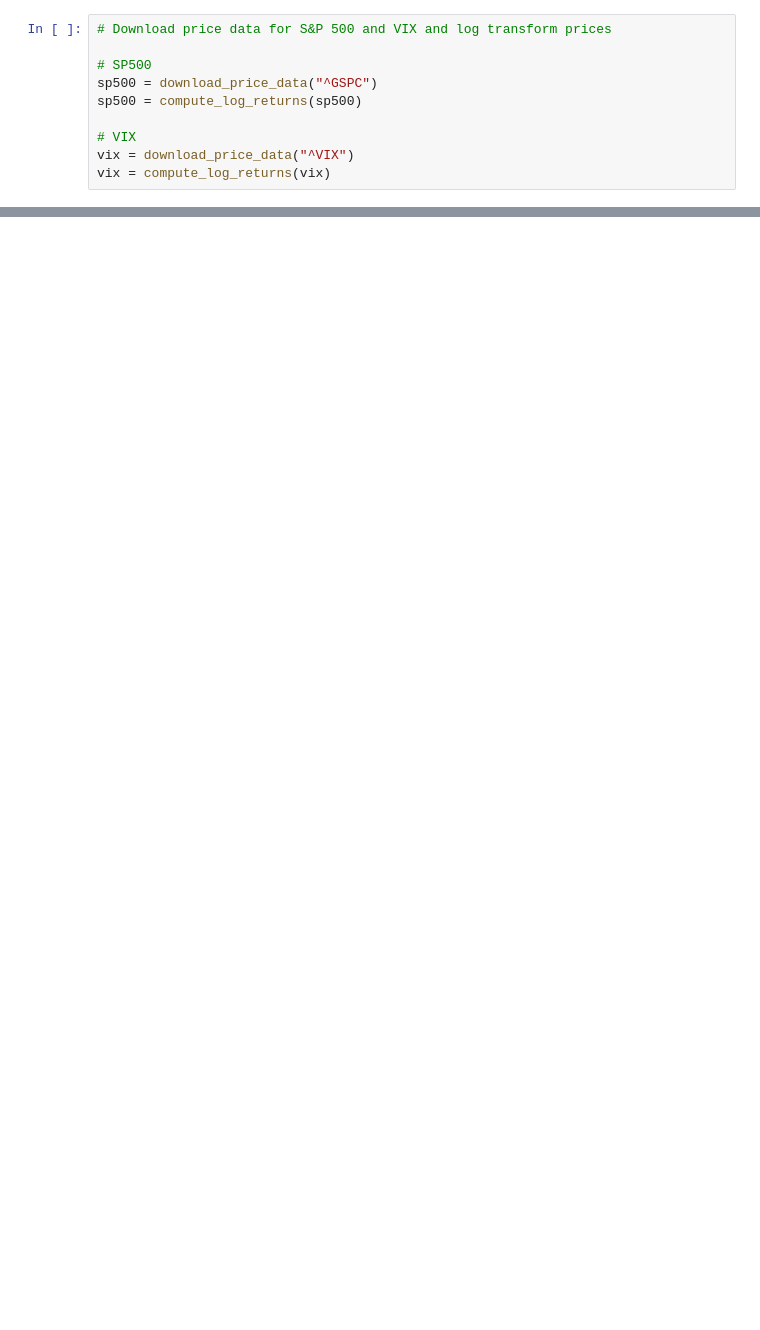
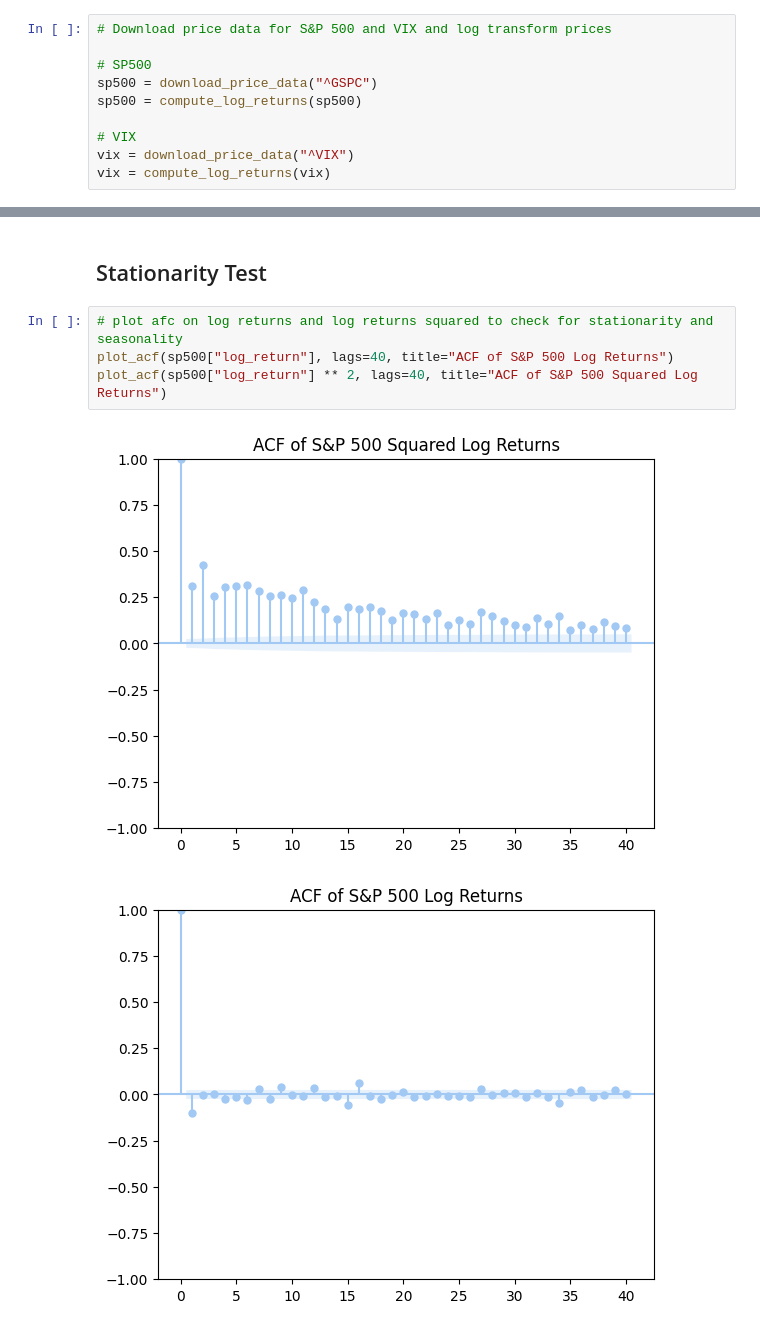
Before and after one commit to 1412richa/volatility-forecasting, a Jupyter notebook: notebooks/01_data_exploration.ipynb, the cells around one changed output, grey strips where cells are left out. Saved outputs shown, nothing was run; the diff lists cells and outputs as text; blank space fills up the shorter version.

```diff
--- a/notebooks/01_data_exploration.ipynb
+++ b/notebooks/01_data_exploration.ipynb
@@ -37,0 +73,9 @@ plt.tight_layout()
+# %% [markdown]
+## Stationarity Test
+# %%
+# plot afc on log returns and log returns squared to check for stationarity and seasonality
+plot_acf(sp500["log_return"], lags=40, title="ACF of S&P 500 Log Returns")
+plot_acf(sp500["log_return"] ** 2, lags=40, title="ACF of S&P 500 Squared Log Returns")
+# %% [output]
+[figure, added]
+[figure, added]
```
Also changed, not shown: parts of 16 cells of this notebook.
